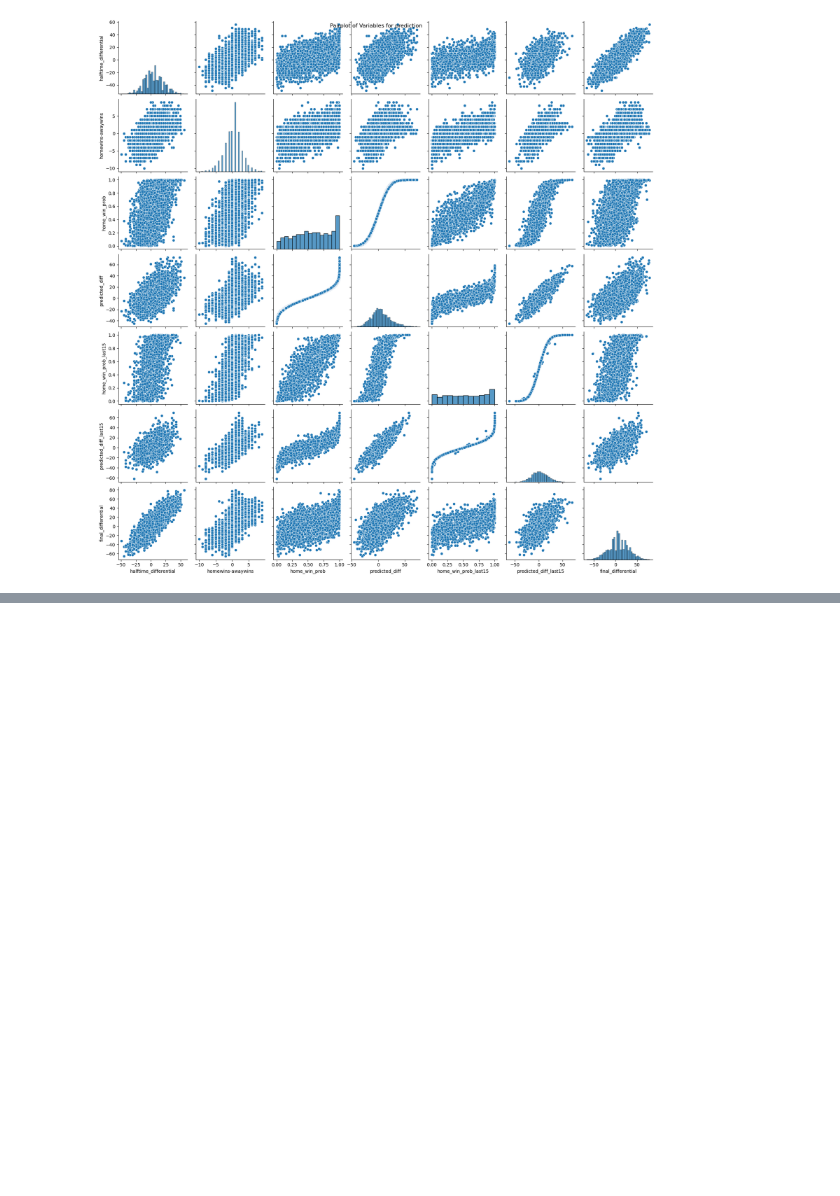
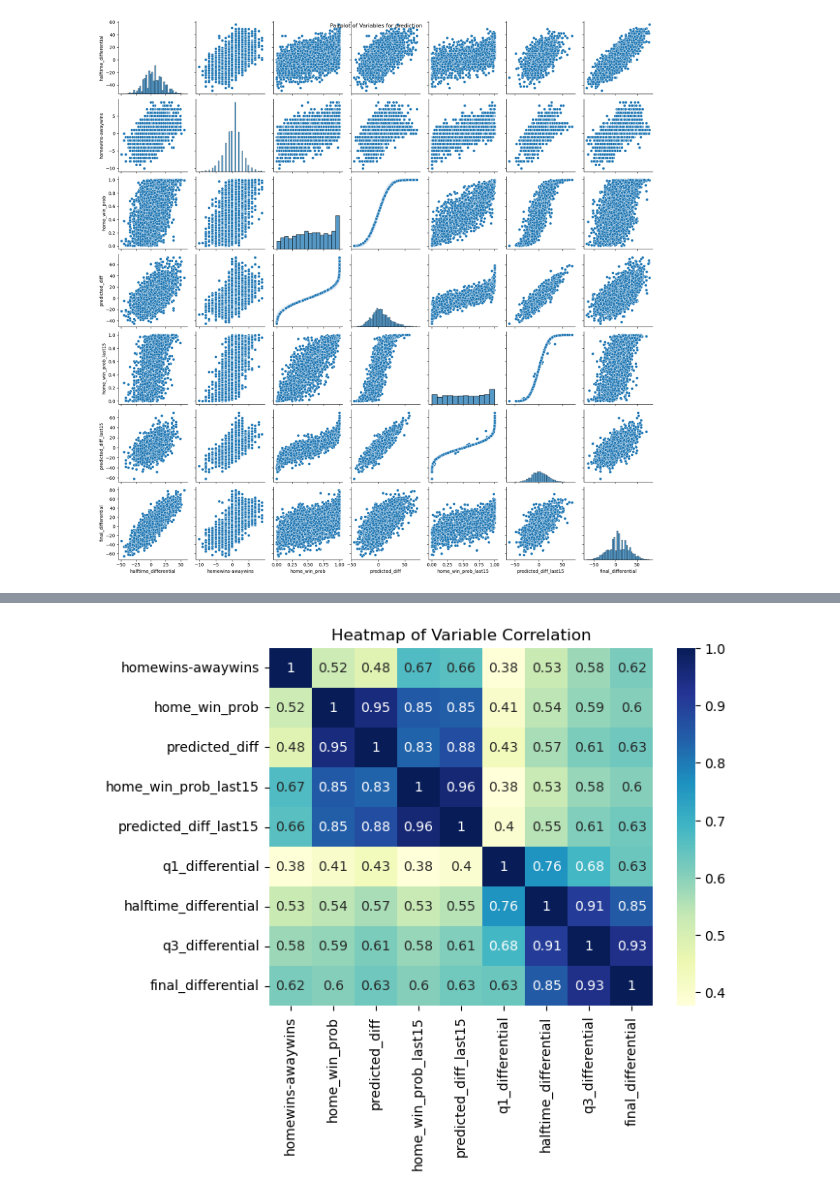
Before and after one commit to csthomps/s386-project, a Jupyter notebook: visualization.ipynb, the cells around one changed output, grey strips where cells are left out. Drawn from its saved outputs; the diff is of its cells as text; code cells hidden in the pictures; blank space fills up the shorter version.

Commit message:
visualization part

```diff
--- a/visualization.ipynb
+++ b/visualization.ipynb
@@ -35,0 +14,9 @@ football[['halftime_differential','homewins-awaywins','home_win_prob','predicted
+# %%
+sns.heatmap(football[['homewins-awaywins','home_win_prob','predicted_diff','home_win_prob_last15',
+                      'predicted_diff_last15','q1_differential','halftime_differential',
+                      'q3_differential','final_differential']].corr(),
+            annot=True,cmap='YlGnBu')
+plt.title('Heatmap of Variable Correlation')
+plt.savefig('figures/heatmap.jpeg')
+# %% [output]
+[figure, added]
```
Also changed, not shown: parts of 7 cells of this notebook, 7 other files.
